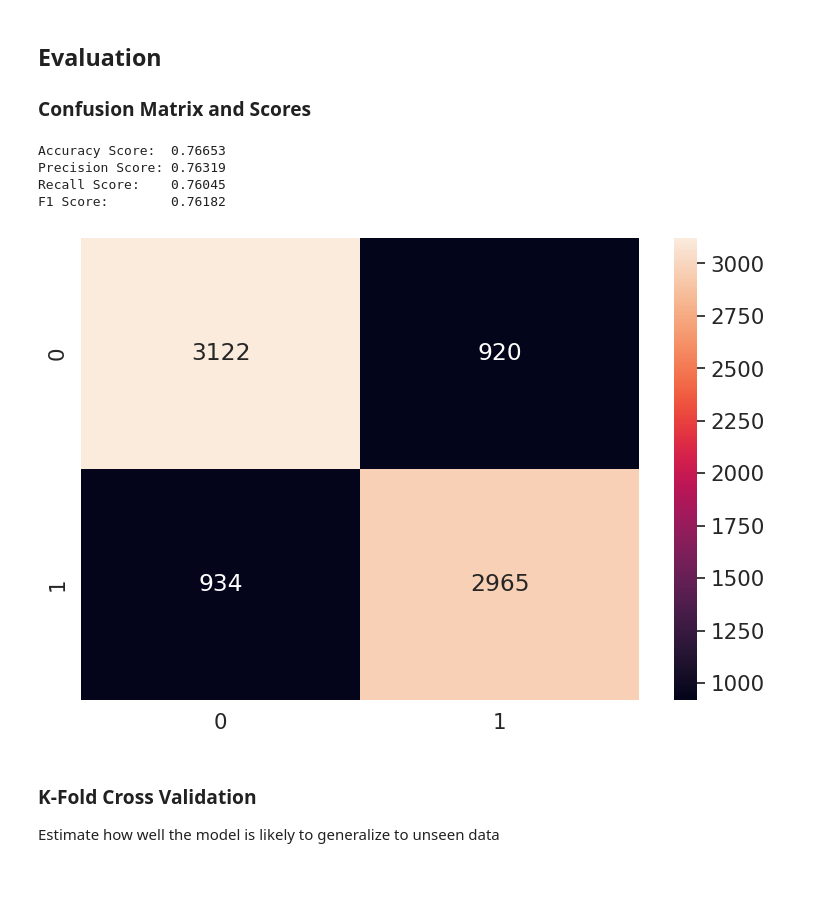
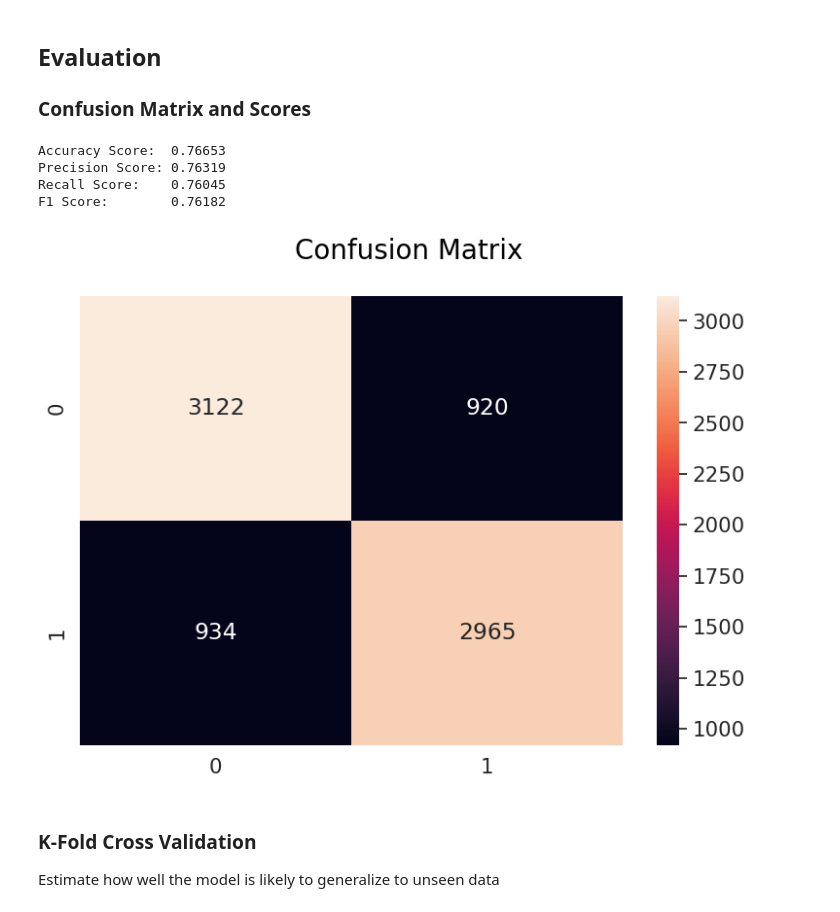
Before and after one commit to c-grigsby/ml-fintech-case-studies, a Jupyter notebook: directing-user-subscriptions/notebooks/directing-user-subscriptions_model.ipynb, the cells around one changed output. Drawn from its saved outputs; the diff is of its cells as text; code cells hidden in the pictures; blank space fills up the shorter version.

Commit message:
case(userSubscriptions): mod plots

```diff
--- a/directing-user-subscriptions/notebooks/directing-user-subscriptions_model.ipynb
+++ b/directing-user-subscriptions/notebooks/directing-user-subscriptions_model.ipynb
@@ -133,29 +133,30 @@ LogisticRegression(C=0.05, penalty='l1', random_state=42, solver='saga')
 # %%
 from sklearn.metrics import confusion_matrix, accuracy_score, f1_score, precision_score, recall_score
 
 # Make predictions from the validation set
 y_predict = model.predict(X_validation)
 
 # Create a confusion matrix with the validation labels and our model's predictions
 conf_matrix = confusion_matrix(y_validation, y_predict)
 
 # Plot confusion matrix
 df_conf_matrix = pd.DataFrame(conf_matrix, index = (0, 1), columns = (0, 1))
 plt.figure(figsize = (9,6))
+plt.suptitle("Confusion Matrix", fontsize=20)
 sn.set(font_scale=1.4)
 sn.heatmap(df_conf_matrix, annot=True, fmt='g')
 
 # Display scores
 print(f"Accuracy Score:  {accuracy_score(y_validation, y_predict):.5f}")  # NumCorrectPredicts / TotalNumPredicts
 print(f"Precision Score: {precision_score(y_validation, y_predict):.5f}") # TP / (TP + FP)
 print(f"Recall Score:    {recall_score(y_validation, y_predict):.5f}")    # TP / (TP + FN)
 print(f"F1 Score:        {f1_score(y_validation, y_predict):.5f}")        # 2 * (precision * recall) / (precision + recall)
 # %% [output]
 Accuracy Score:  0.76653
 Precision Score: 0.76319
 Recall Score:    0.76045
 F1 Score:        0.76182
-[figure, old version]
+[figure, new version]
 # %% [markdown]
 ### K-Fold Cross Validation
 
```
Also changed, not shown: parts of 8 cells of this notebook, 1 other file.
